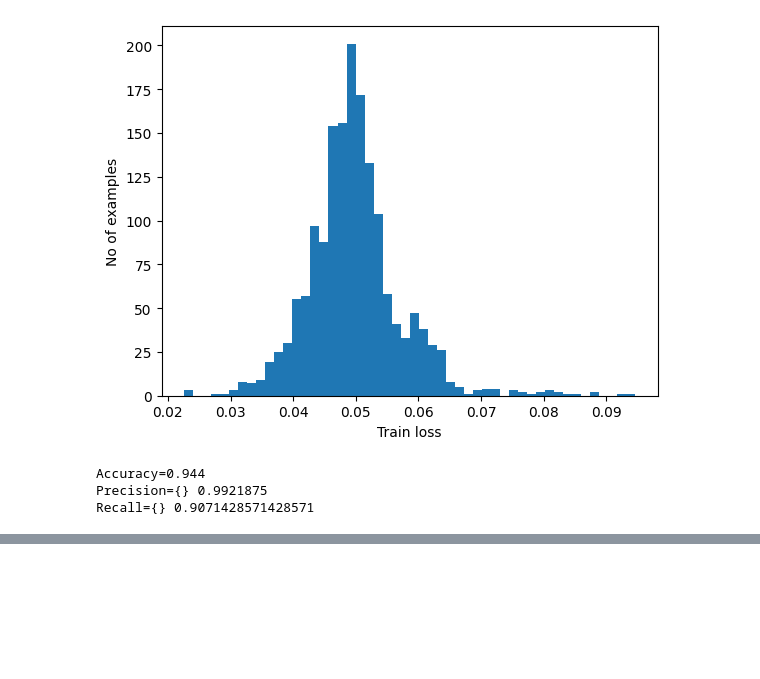
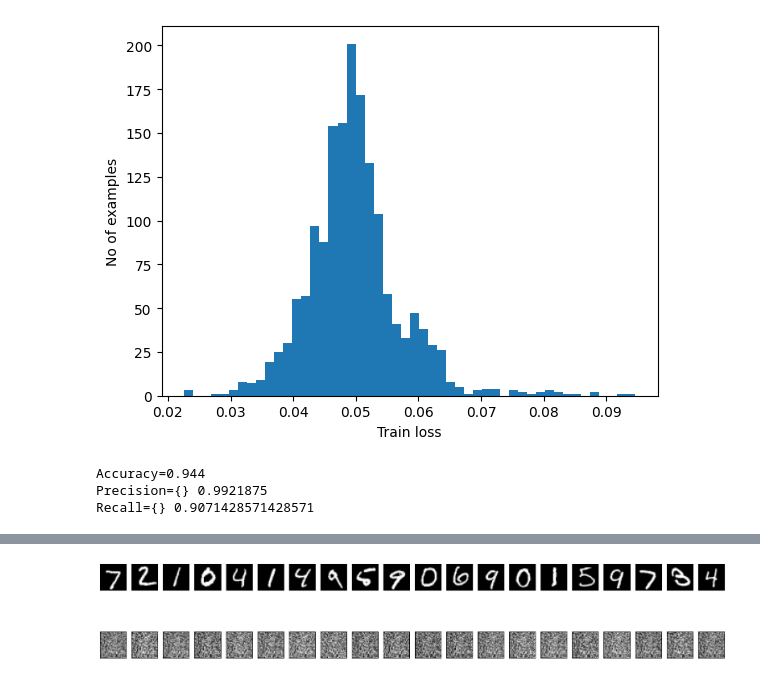
Before and after one commit to saiyaswanth883/DL_Lab, a Jupyter notebook: DL_Lab.ipynb, the cells around one changed output, grey strips where cells are left out. Drawn from its saved outputs; the diff is of its cells as text; code cells hidden in the pictures; blank space fills up the shorter version.

```diff
--- a/DL_Lab.ipynb
+++ b/DL_Lab.ipynb
@@ -417,0 +440,14 @@ Recall={} 0.9071428571428571
+# %%
+#Preparing the input data (MNIST Dataset)
+(x_train,_), (x_test, _) = mnist.load_data()
+x_train = x_train.astype('float32') / 255.
+x_test = x_test.astype('float32') / 255.
+x_train = x_train.reshape((len(x_train), np.prod(x_train.shape[1:])))
+x_test=x_test.reshape((len(x_test), np.prod(x_test.shape[1:])))
+print(x_train.shape)
+print(x_test.shape)
+
+#Training Autoencoders for 50 epochs
+autoencoder.fit(x_train, x_train,epochs=50,batch_size=256,shuffle=True,validation_data=(x_test, x_test))
+encoded_imgs = encoder.predict(x_test)
+decoded_imgs = decoder.predict(encoded_imgs)
@@ -417,0 +472,22 @@ Recall={} 0.9071428571428571
+# %%
+#Visualizing the reconstructed inputs and the encoded representations using Matplotlib
+n=20
+plt.figure(figsize=(20,4))
+for i in range(n):
+
+#display original
+  ax=plt.subplot(2, n, i+1)
+  plt.imshow(x_test[i].reshape(28, 28))
+  plt.gray()
+  ax.get_xaxis().set_visible (False)
+  ax.get_yaxis().set_visible (False)
+
+  # display reconstruction
+  ax=plt.subplot (2, n, i + 1 + n)
+  plt.imshow(decoded_imgs[i].reshape (28, 28))
+  plt.gray()
+  ax.get_xaxis().set_visible (False)
+  ax.get_yaxis().set_visible (False)
+plt.show()
+# %% [output]
+[figure, added]
```
Also changed, not shown: parts of 3 cells of this notebook.
